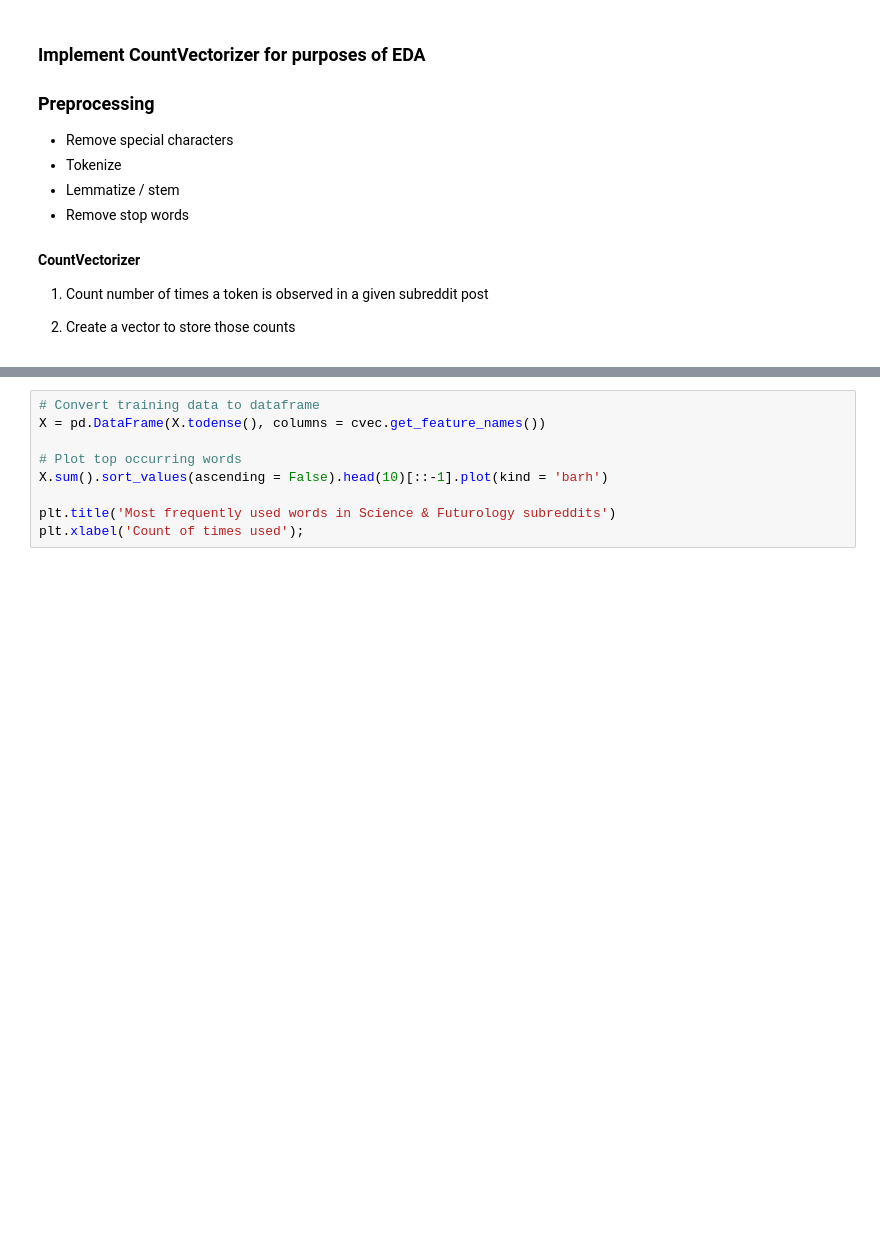
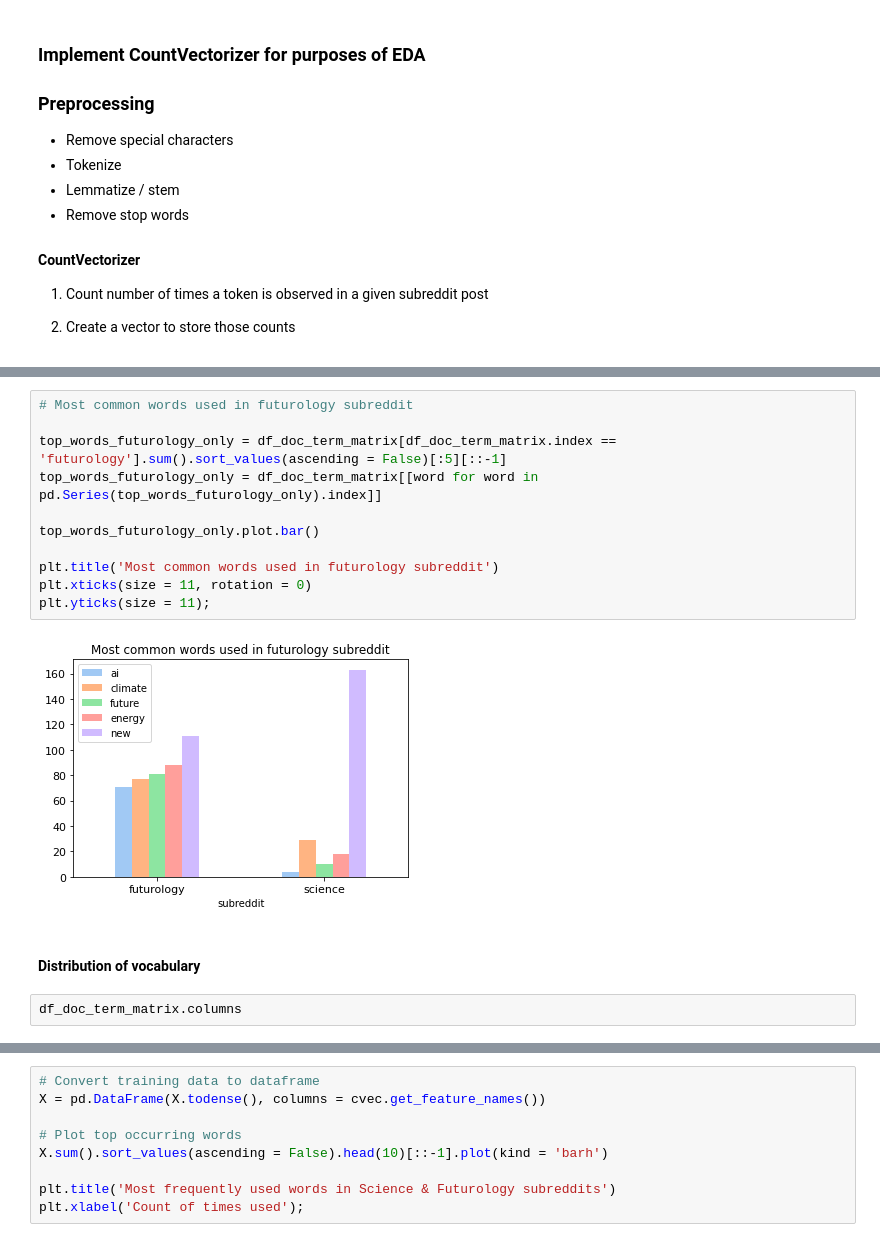
Before and after one commit to abishop17/plausible_utopia_nlp_classification_modeling, a Jupyter notebook: code/Project 3 - #1 of 3 (Preprocessing, EDA) - Plausible Utopia -- Classification Modeling on Subreddits.ipynb, the cells around one changed output, grey strips where cells are left out. Saved outputs shown, nothing was run; the diff lists cells and outputs as text; blank space fills up the shorter version.

```diff
--- a/code/Project 3 - #1 of 3 (Preprocessing, EDA) - Plausible Utopia -- Classification Modeling on Subreddits.ipynb
+++ b/code/Project 3 - #1 of 3 (Preprocessing, EDA) - Plausible Utopia -- Classification Modeling on Subreddits.ipynb
@@ -281,3 +333,20 @@ y = subred1['subreddit']
+# %%
+# Most common words used in futurology subreddit
+
+top_words_futurology_only = df_doc_term_matrix[df_doc_term_matrix.index == 'futurology'].sum().sort_values(ascending = False)[:5][::-1]
+top_words_futurology_only = df_doc_term_matrix[[word for word in pd.Series(top_words_futurology_only).index]]
+
+top_words_futurology_only.plot.bar()
+
+plt.title('Most common words used in futurology subreddit')
+plt.xticks(size = 11, rotation = 0)
+plt.yticks(size = 11);
+# %% [output]
+[figure, added]
+# %% [markdown]
+#### Distribution of vocabulary
+# %%
+df_doc_term_matrix.columns
 # %%
 # Instantiate CountVectorizer
 cvec = CountVectorizer(stop_words = 'english')
```
Also changed, not shown: parts of 18 cells of this notebook, 1 other file.
